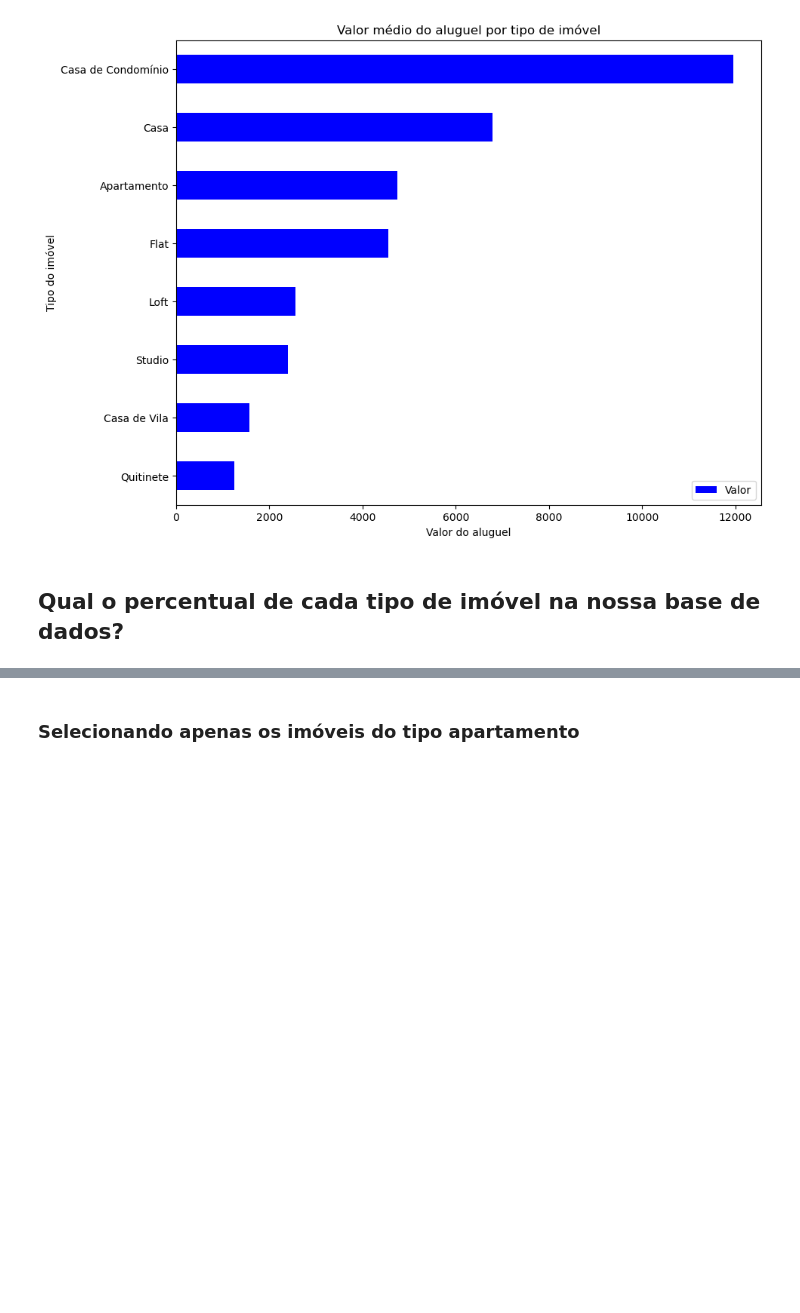
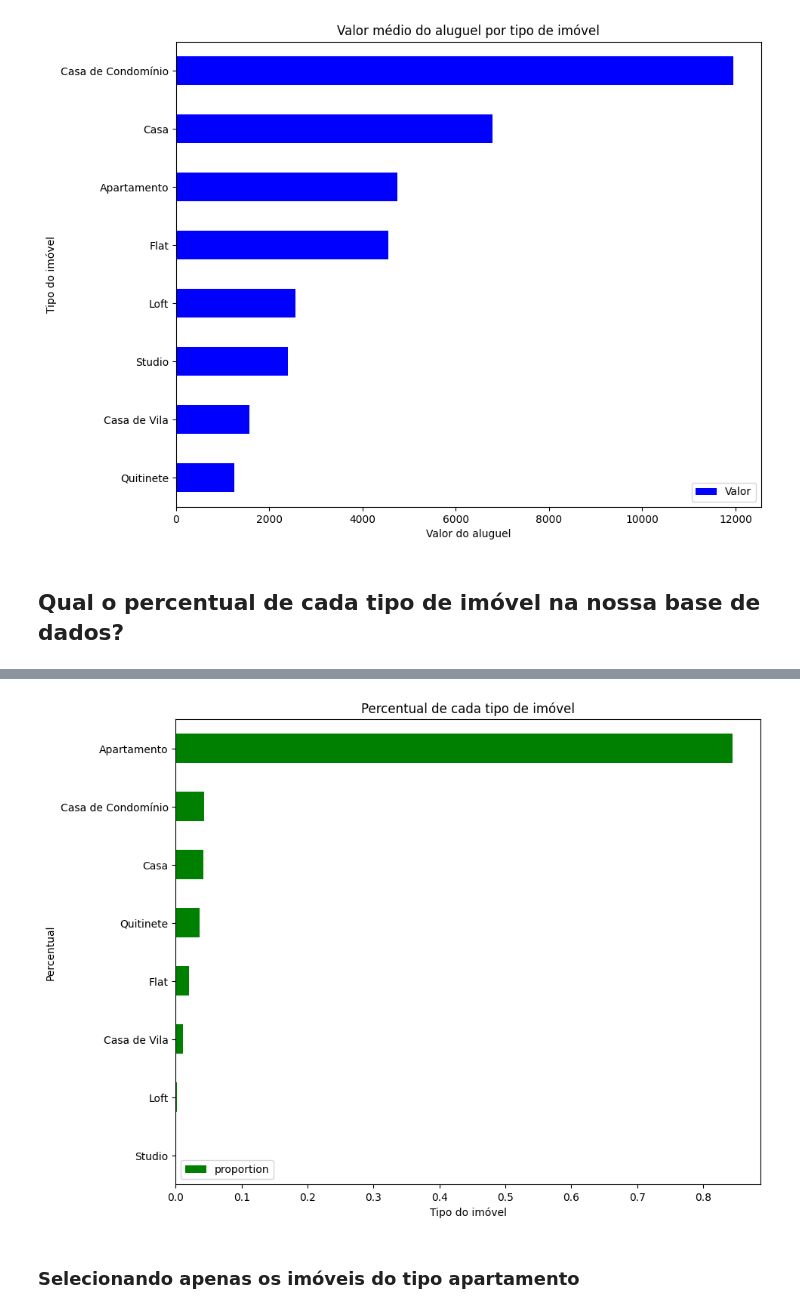
Before and after one commit to KelvynAmaral/jornada_pandas, a Jupyter notebook: notebooks/notebook_inicial.ipynb, the cells around one changed output, grey strips where cells are left out. Drawn from its saved outputs; the diff is of its cells as text; code cells hidden in the pictures; blank space fills up the shorter version.

```diff
--- a/notebooks/notebook_inicial.ipynb
+++ b/notebooks/notebook_inicial.ipynb
@@ -240,2 +284,11 @@ Text(0, 0.5, 'Tipo do imóvel')
+# %%
+df_percentual_tipo = df.Tipo.value_counts(normalize=True).to_frame().sort_values('proportion', ascending=True)
+df_percentual_tipo.plot(kind='barh', figsize= (10,8), color='green')
+plt.title('Percentual de cada tipo de imóvel')
+plt.xlabel('Tipo do imóvel')
+plt.ylabel('Percentual')
+plt.show()
+# %% [output]
+[figure, added]
 # %% [markdown]
 ### **Selecionando apenas os imóveis do tipo apartamento**
```
Also changed, not shown: parts of 8 cells of this notebook.
